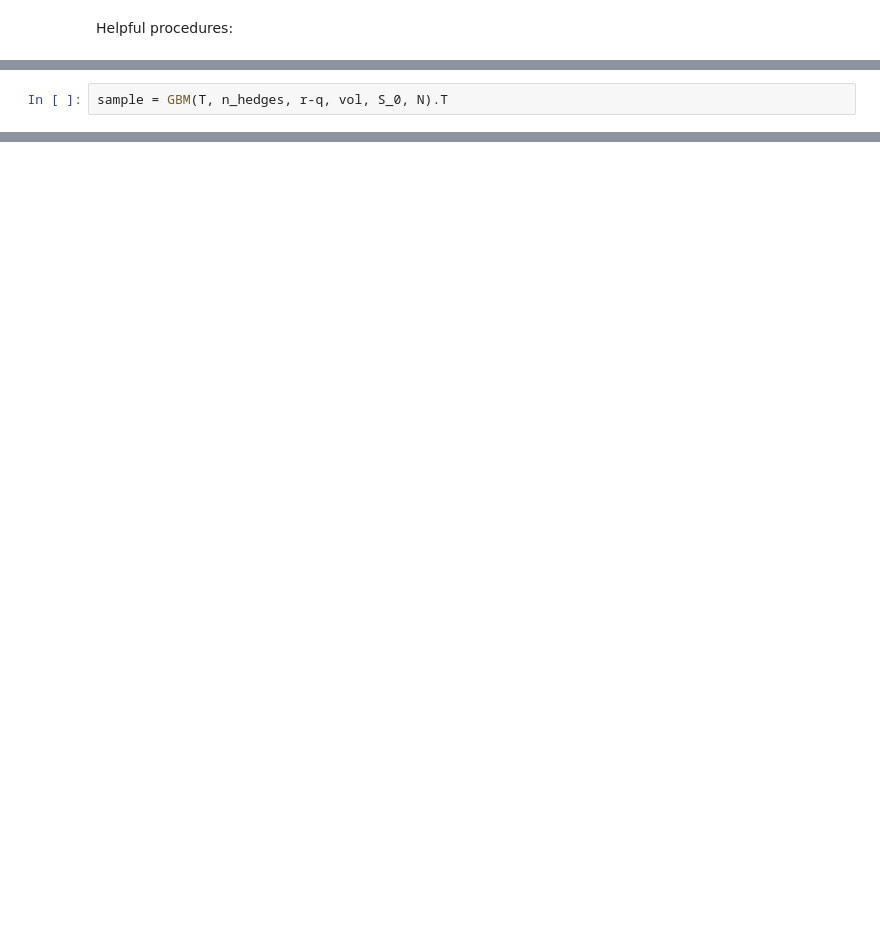
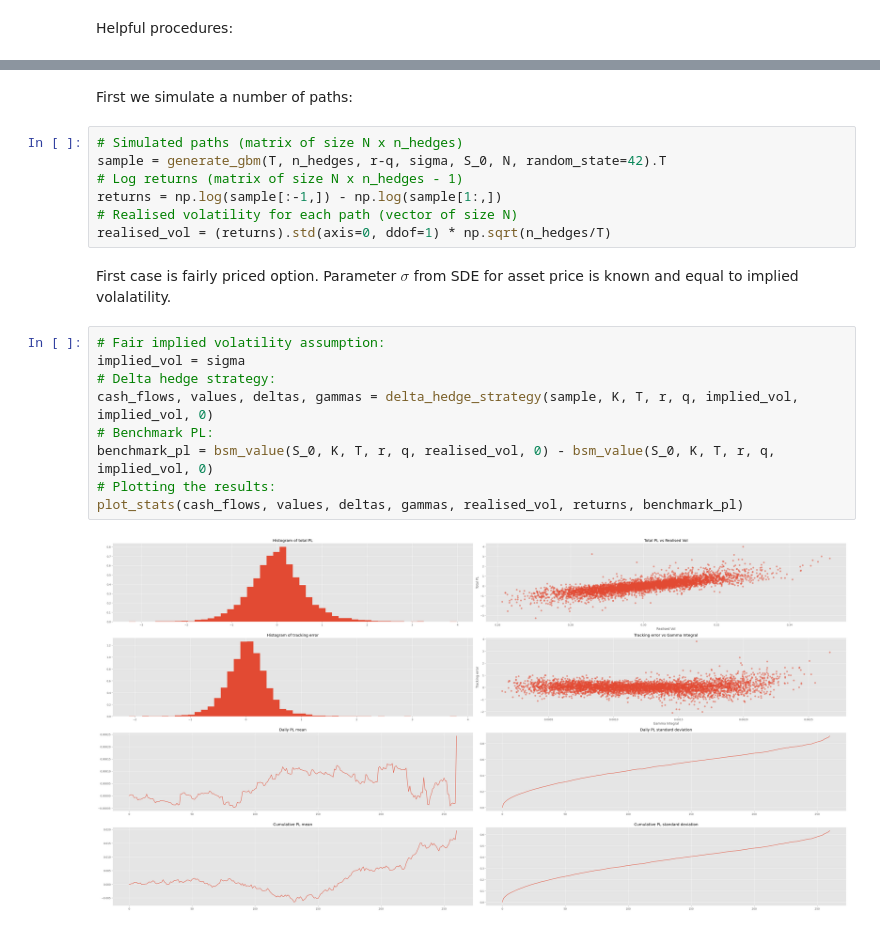
Before and after one commit to akaufman22/FinanceNoteboks, a Jupyter notebook: OptionGreeks/VolatilityArbitrage.ipynb, the cells around one changed output, grey strips where cells are left out. Saved outputs shown, nothing was run; the diff lists cells and outputs as text; blank space fills up the shorter version.

```diff
--- a/OptionGreeks/VolatilityArbitrage.ipynb
+++ b/OptionGreeks/VolatilityArbitrage.ipynb
@@ -122,2 +14,0 @@ Simulating Paths:
-# %%
-sample = GBM(T, n_hedges, r-q, vol, S_0, N).T
@@ -351,0 +192,22 @@ plt.show()
+# %% [markdown]
+First we simulate a number of paths:
+# %%
+# Simulated paths (matrix of size N x n_hedges)
+sample = generate_gbm(T, n_hedges, r-q, sigma, S_0, N, random_state=42).T
+# Log returns (matrix of size N x n_hedges - 1)
+returns = np.log(sample[:-1,]) - np.log(sample[1:,])
+# Realised volatility for each path (vector of size N)
+realised_vol = (returns).std(axis=0, ddof=1) * np.sqrt(n_hedges/T)
+# %% [markdown]
+First case is fairly priced option. Parameter $\sigma$ from SDE for asset price is known and equal to implied volalatility.
+# %%
+# Fair implied volatility assumption:
+implied_vol = sigma
+# Delta hedge strategy:
+cash_flows, values, deltas, gammas = delta_hedge_strategy(sample, K, T, r, q, implied_vol, implied_vol, 0)
+# Benchmark PL:
+benchmark_pl = bsm_value(S_0, K, T, r, q, realised_vol, 0) - bsm_value(S_0, K, T, r, q, implied_vol, 0)
+# Plotting the results:
+plot_stats(cash_flows, values, deltas, gammas, realised_vol, returns, benchmark_pl)
+# %% [output]
+[figure, added]
```
Also changed, not shown: parts of 32 cells of this notebook, 2 other files.
